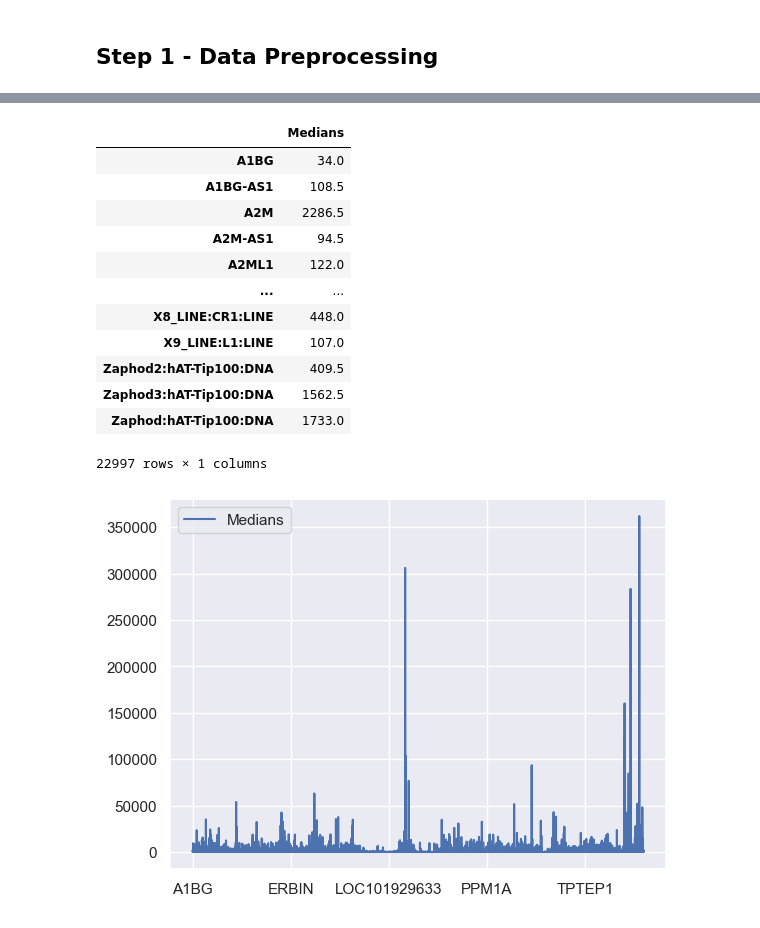
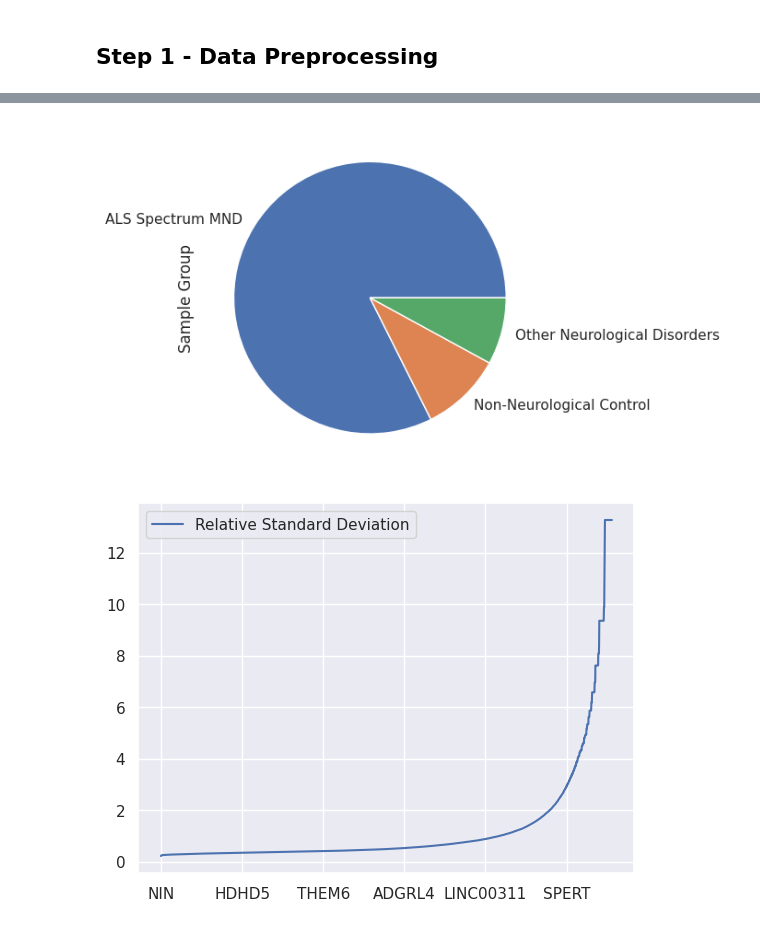
Before and after one commit to Martin-Masson/projet-ml-bioinfo, a Jupyter notebook: data_processing.ipynb, the cells around one changed output, grey strips where cells are left out. Drawn from its saved outputs; the diff is of its cells as text; code cells hidden in the pictures.

```diff
--- a/data_processing.ipynb
+++ b/data_processing.ipynb
@@ -128,12 +137,3 @@ df
 | GSM3533404 | NEUUF289NRL | ALS Spectrum MND | Frontal Cortex |
 | GSM3533405 | NEUPU334DL1 | ALS Spectrum MND | Frontal Cortex |
 176 rows × 3 columns
-# %%
-sns.set_theme()
-
-means = rna_sequences.mean(sample="Other")
-means = means[means["Means"] != 0.0].sort_values(by="Means")
-genes_count = np.arange(len(means.index))
-means["Genes"] = genes_count
-
-sns.relplot(data=means, x="Genes", y="Means", kind="line")
@@ -183,20 +140,16 @@ df2
-# %%
-df2 = df.median()
-df2 = df2[df2['Medians'] != 0]
-dfp = df2.plot()
-df2
-# %% [output]
-|  | Medians |
-| A1BG | 34.0 |
-| A1BG-AS1 | 108.5 |
-| A2M | 2286.5 |
-| A2M-AS1 | 94.5 |
-| A2ML1 | 122.0 |
-| ... | ... |
-| X8_LINE:CR1:LINE | 448.0 |
-| X9_LINE:L1:LINE | 107.0 |
-| Zaphod2:hAT-Tip100:DNA | 409.5 |
-| Zaphod3:hAT-Tip100:DNA | 1562.5 |
-| Zaphod:hAT-Tip100:DNA | 1733.0 |
-22997 rows × 1 columns
-[figure, removed]
+# %%
+sample_groups = df.get_annotations()
+
+sample_groups["Sample Group"].value_counts().plot(kind="pie")
+plt.show()
+# %% [output]
+[figure, added]
+# %%
+means = df.mean(rename=False)
+stds = df.std(rename=False)
+means = means[means[0] != 0]
+stds = stds[stds[0] != 0]
+rsd = stds.div(means).sort_values(by=0).rename(columns={0: "Relative Standard Deviation"}).plot()
+plt.show()
+# %% [output]
+[figure, added]
```
Also changed, not shown: parts of 5 cells of this notebook.
